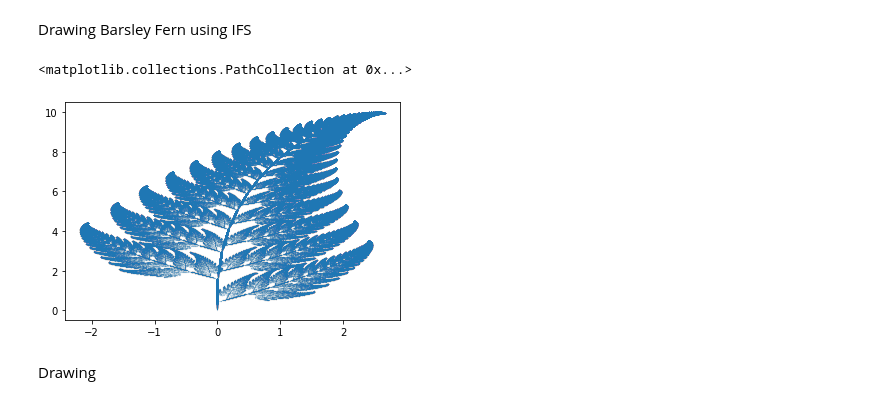
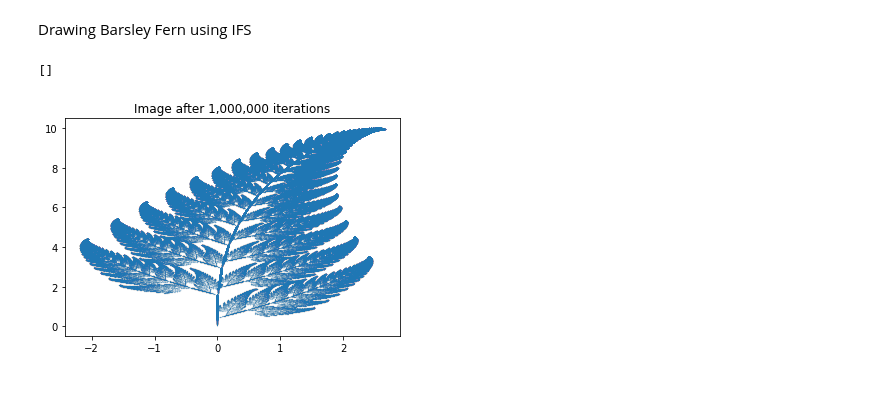
Before and after one commit to DanielPeacock/M2RFractalImageCompression, a Jupyter notebook: IteratedFunctionSystem.ipynb, the cells around one changed output. Cells and saved outputs as stored; diff of their text form; code cells hidden in the pictures.

```diff
--- a/IteratedFunctionSystem.ipynb
+++ b/IteratedFunctionSystem.ipynb
@@ -25,31 +31,30 @@ Drawing Barsley Fern using IFS
 # %%
 # Define transformations
 
 def f_1(point):
     matrix = np.array([[0.00, 0.00], [0.00, 0.16]])
     return matrix.dot(point)
 
 def f_2(point):
     matrix = np.array([[0.85, 0.04], [-0.04, 0.85]])
     return matrix.dot(point) + np.array([0.00, 1.60])
 
 def f_3(point):
     matrix = np.array([[0.20, -0.26], [0.23, 0.22]])
     return matrix.dot(point) + np.array([0.00, 1.60])
 
 def f_4(point):
     matrix = np.array([[-0.15, 0.28], [0.26, 0.24]])
     return matrix.dot(point) + np.array([0.00, 0.44])
 
 fns = [f_1, f_2, f_3, f_4]
 probabilities = [0.01, 0.85, 0.07, 0.07]
 
 x, y = generate_image(1000000, fns, probabilities, np.array([0, 0]))
 
 plt.scatter(x, y, s=0.001)
 plt.title("Image after 1,000,000 iterations")
+plt.plot()
 # %% [output]
-<matplotlib.collections.PathCollection at 0x...>
+[]
-[figure, old version]
+[figure, new version]
-# %% [markdown]
-Drawing
```
Also changed, not shown: parts of 2 cells of this notebook.
